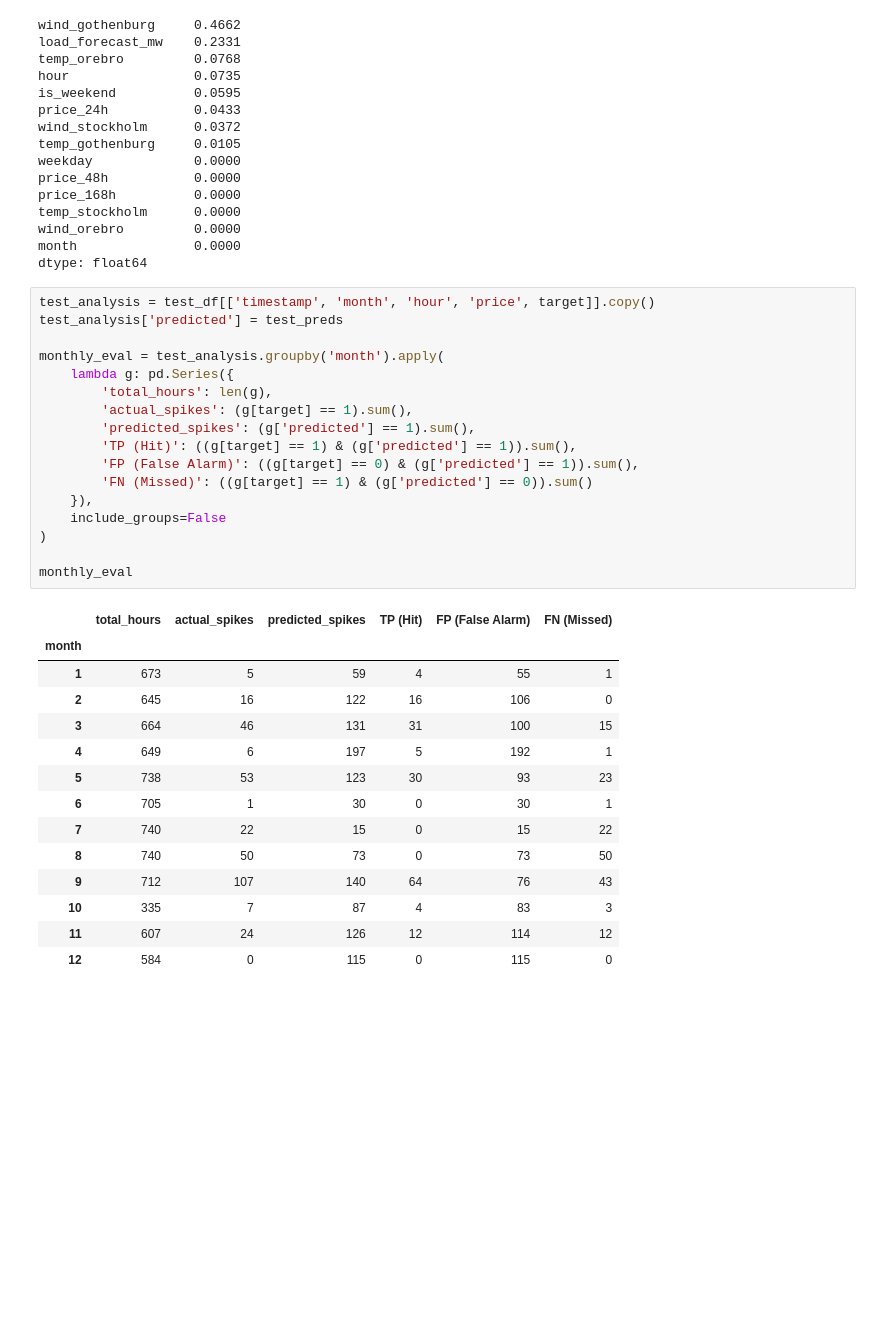
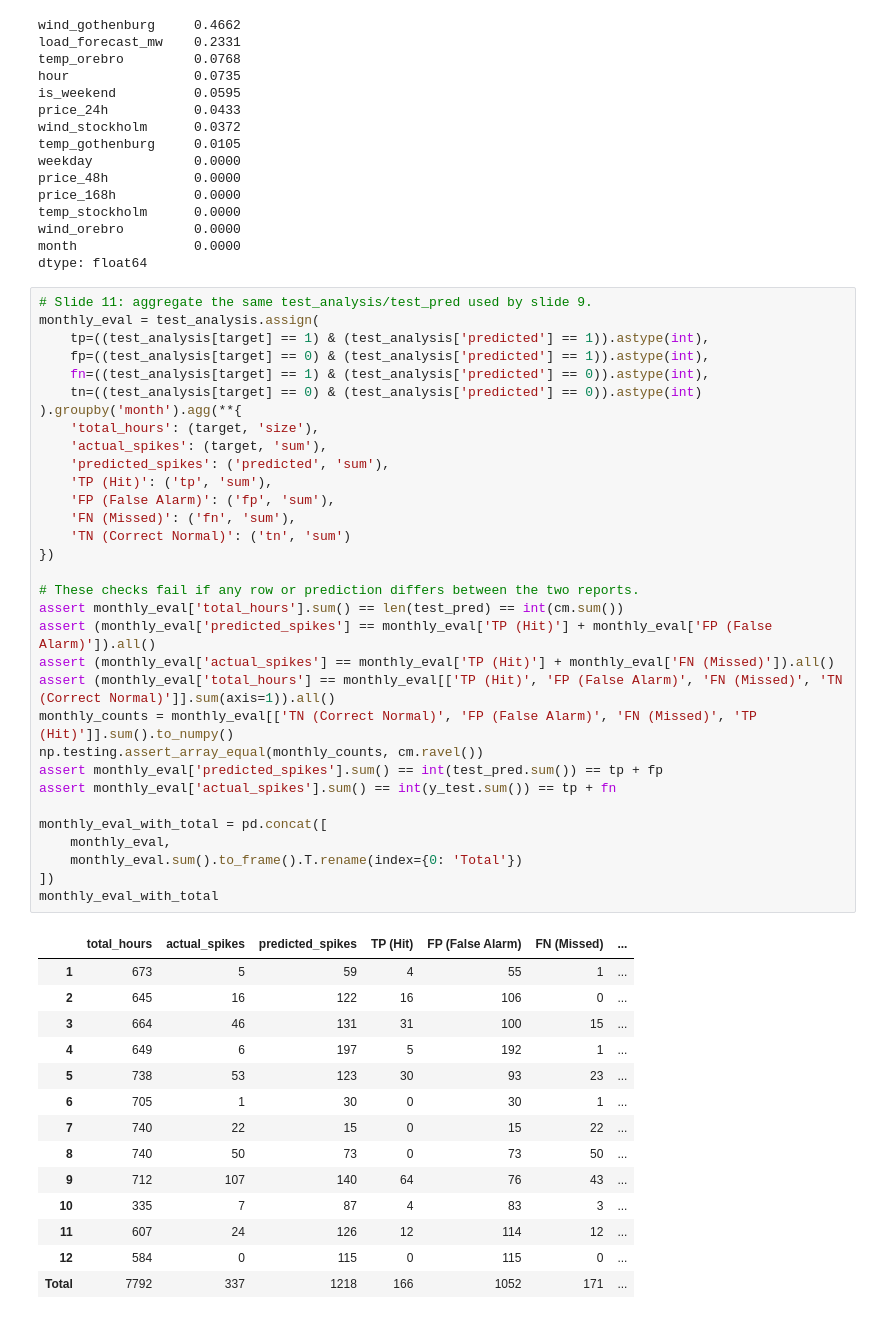
Before and after one commit to FilipZanton/se3-price-spike-prediction, a Jupyter notebook: notebooks/06_price_spike_prediction.ipynb, the cells around one changed output. Drawn from its saved outputs; the diff is of its cells as text; blank space fills up the shorter version.

```diff
--- a/notebooks/06_price_spike_prediction.ipynb
+++ b/notebooks/06_price_spike_prediction.ipynb
@@ -276,35 +315,50 @@ temp_stockholm      0.0000
 wind_orebro         0.0000
 month               0.0000
 dtype: float64
-# %%
-test_analysis = test_df[['timestamp', 'month', 'hour', 'price', target]].copy()
-test_analysis['predicted'] = test_preds
-
-monthly_eval = test_analysis.groupby('month').apply(
-    lambda g: pd.Series({
-        'total_hours': len(g),
-        'actual_spikes': (g[target] == 1).sum(),
-        'predicted_spikes': (g['predicted'] == 1).sum(),
-        'TP (Hit)': ((g[target] == 1) & (g['predicted'] == 1)).sum(),
-        'FP (False Alarm)': ((g[target] == 0) & (g['predicted'] == 1)).sum(),
-        'FN (Missed)': ((g[target] == 1) & (g['predicted'] == 0)).sum()
-    }),
-    include_groups=False
-)
-
-monthly_eval
-# %% [output]
-|  | total_hours | actual_spikes | predicted_spikes | TP (Hit) | FP (False Alarm) | FN (Missed) |
-| month |  |  |  |  |  |  |
-| 1 | 673 | 5 | 59 | 4 | 55 | 1 |
-| 2 | 645 | 16 | 122 | 16 | 106 | 0 |
-| 3 | 664 | 46 | 131 | 31 | 100 | 15 |
-| 4 | 649 | 6 | 197 | 5 | 192 | 1 |
-| 5 | 738 | 53 | 123 | 30 | 93 | 23 |
-| 6 | 705 | 1 | 30 | 0 | 30 | 1 |
-| 7 | 740 | 22 | 15 | 0 | 15 | 22 |
-| 8 | 740 | 50 | 73 | 0 | 73 | 50 |
-| 9 | 712 | 107 | 140 | 64 | 76 | 43 |
-| 10 | 335 | 7 | 87 | 4 | 83 | 3 |
-| 11 | 607 | 24 | 126 | 12 | 114 | 12 |
-| 12 | 584 | 0 | 115 | 0 | 115 | 0 |
+# %%
+# Slide 11: aggregate the same test_analysis/test_pred used by slide 9.
+monthly_eval = test_analysis.assign(
+    tp=((test_analysis[target] == 1) & (test_analysis['predicted'] == 1)).astype(int),
+    fp=((test_analysis[target] == 0) & (test_analysis['predicted'] == 1)).astype(int),
+    fn=((test_analysis[target] == 1) & (test_analysis['predicted'] == 0)).astype(int),
+    tn=((test_analysis[target] == 0) & (test_analysis['predicted'] == 0)).astype(int)
+).groupby('month').agg(**{
+    'total_hours': (target, 'size'),
+    'actual_spikes': (target, 'sum'),
+    'predicted_spikes': ('predicted', 'sum'),
+    'TP (Hit)': ('tp', 'sum'),
+    'FP (False Alarm)': ('fp', 'sum'),
+    'FN (Missed)': ('fn', 'sum'),
+    'TN (Correct Normal)': ('tn', 'sum')
+})
+
+# These checks fail if any row or prediction differs between the two reports.
+assert monthly_eval['total_hours'].sum() == len(test_pred) == int(cm.sum())
+assert (monthly_eval['predicted_spikes'] == monthly_eval['TP (Hit)'] + monthly_eval['FP (False Alarm)']).all()
+assert (monthly_eval['actual_spikes'] == monthly_eval['TP (Hit)'] + monthly_eval['FN (Missed)']).all()
+assert (monthly_eval['total_hours'] == monthly_eval[['TP (Hit)', 'FP (False Alarm)', 'FN (Missed)', 'TN (Correct Normal)']].sum(axis=1)).all()
+monthly_counts = monthly_eval[['TN (Correct Normal)', 'FP (False Alarm)', 'FN (Missed)', 'TP (Hit)']].sum().to_numpy()
+np.testing.assert_array_equal(monthly_counts, cm.ravel())
+assert monthly_eval['predicted_spikes'].sum() == int(test_pred.sum()) == tp + fp
+assert monthly_eval['actual_spikes'].sum() == int(y_test.sum()) == tp + fn
+
+monthly_eval_with_total = pd.concat([
+    monthly_eval,
+    monthly_eval.sum().to_frame().T.rename(index={0: 'Total'})
+])
+monthly_eval_with_total
+# %% [output]
+|  | total_hours | actual_spikes | predicted_spikes | TP (Hit) | FP (False Alarm) | FN (Missed) | ... |
+| 1 | 673 | 5 | 59 | 4 | 55 | 1 | ... |
+| 2 | 645 | 16 | 122 | 16 | 106 | 0 | ... |
+| 3 | 664 | 46 | 131 | 31 | 100 | 15 | ... |
+| 4 | 649 | 6 | 197 | 5 | 192 | 1 | ... |
+| 5 | 738 | 53 | 123 | 30 | 93 | 23 | ... |
+| 6 | 705 | 1 | 30 | 0 | 30 | 1 | ... |
+| 7 | 740 | 22 | 15 | 0 | 15 | 22 | ... |
+| 8 | 740 | 50 | 73 | 0 | 73 | 50 | ... |
+| 9 | 712 | 107 | 140 | 64 | 76 | 43 | ... |
+| 10 | 335 | 7 | 87 | 4 | 83 | 3 | ... |
+| 11 | 607 | 24 | 126 | 12 | 114 | 12 | ... |
+| 12 | 584 | 0 | 115 | 0 | 115 | 0 | ... |
+| Total | 7792 | 337 | 1218 | 166 | 1052 | 171 | ... |
```
Also changed, not shown: parts of 6 cells of this notebook, 9 other files.
